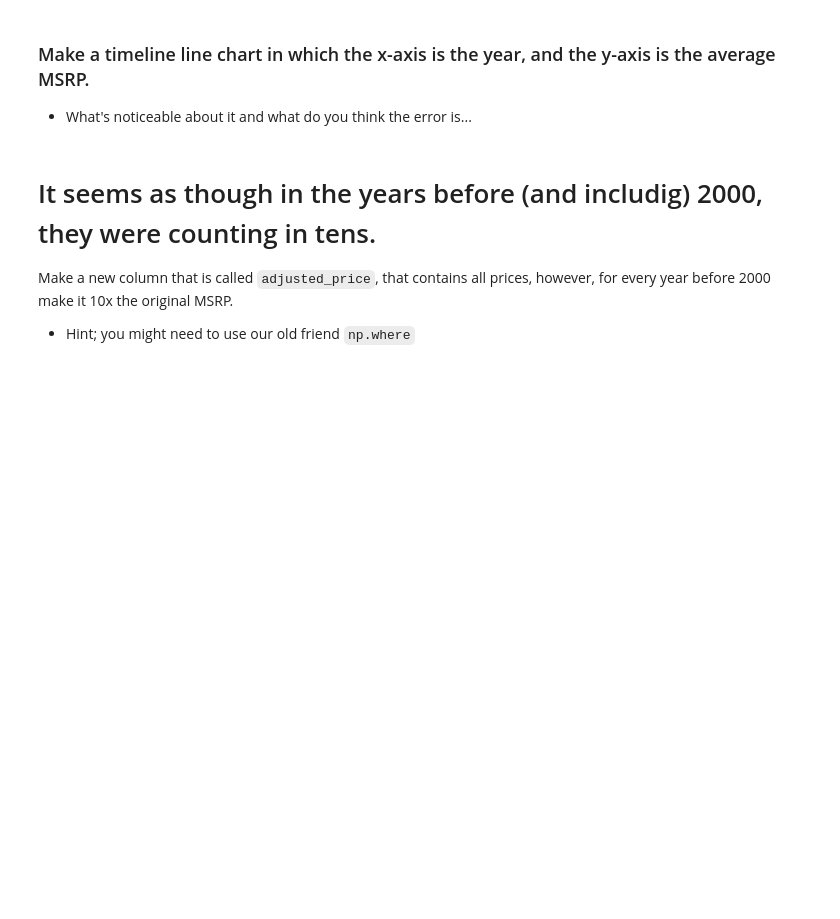
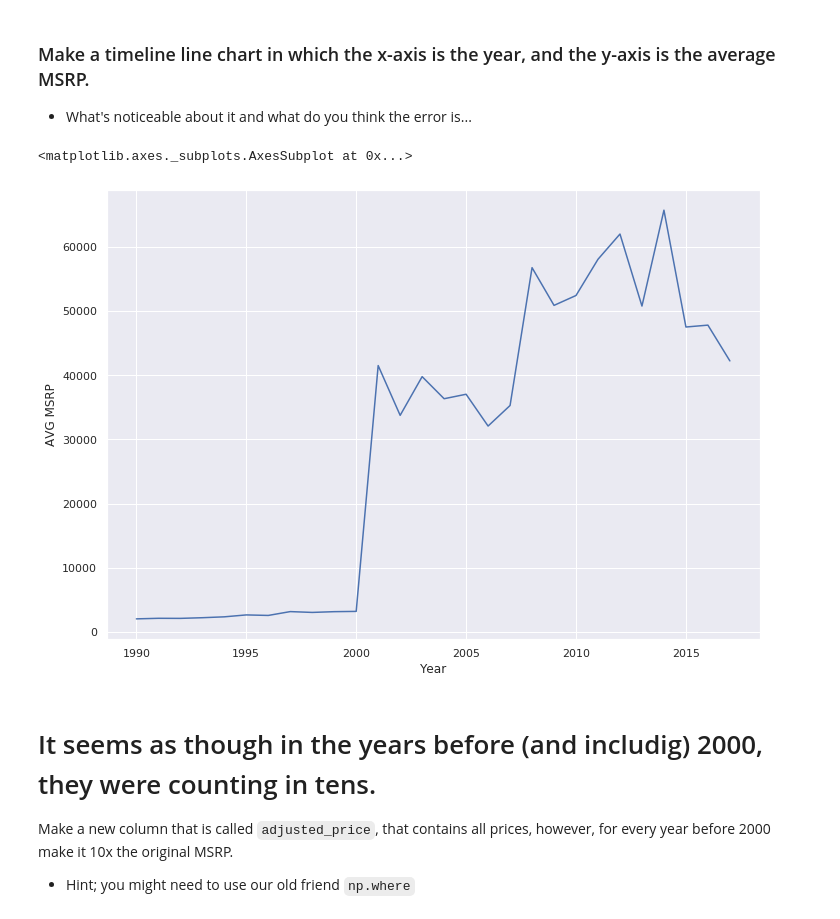
Before and after one commit to sethjmarcus/2021-fall-data-science, a Jupyter notebook: Week-02-EDA/Exercise-EDA.ipynb, the cells around one changed output. Drawn from its saved outputs; the diff is of its cells as text; code cells hidden in the pictures; blank space fills up the shorter version.

```diff
--- a/Week-02-EDA/Exercise-EDA.ipynb
+++ b/Week-02-EDA/Exercise-EDA.ipynb
@@ -136,6 +136,11 @@ ax = sns.countplot(y='Make', data = df, order = df['Make'].value_counts().index)
 * What's noticeable about it and what do you think the error is...
 # %%
 # Make a timeline line chart in which the x-axis is the year, and the y-axis is the average MSRP.
+gb_year = df.groupby('Year')['MSRP'].mean()
+gb_year.plot(kind='line', x='Year', ylabel='AVG MSRP')
+# %% [output]
+<matplotlib.axes._subplots.AxesSubplot at 0x...>
+[figure, added]
 # %% [markdown]
 # It seems as though in the years before (and includig) 2000, they were counting in tens.
 Make a new column that is called `adjusted_price`, that contains all prices, however, for every year before 2000 make it 10x the original MSRP.
```
Also changed, not shown: parts of 6 cells of this notebook.
